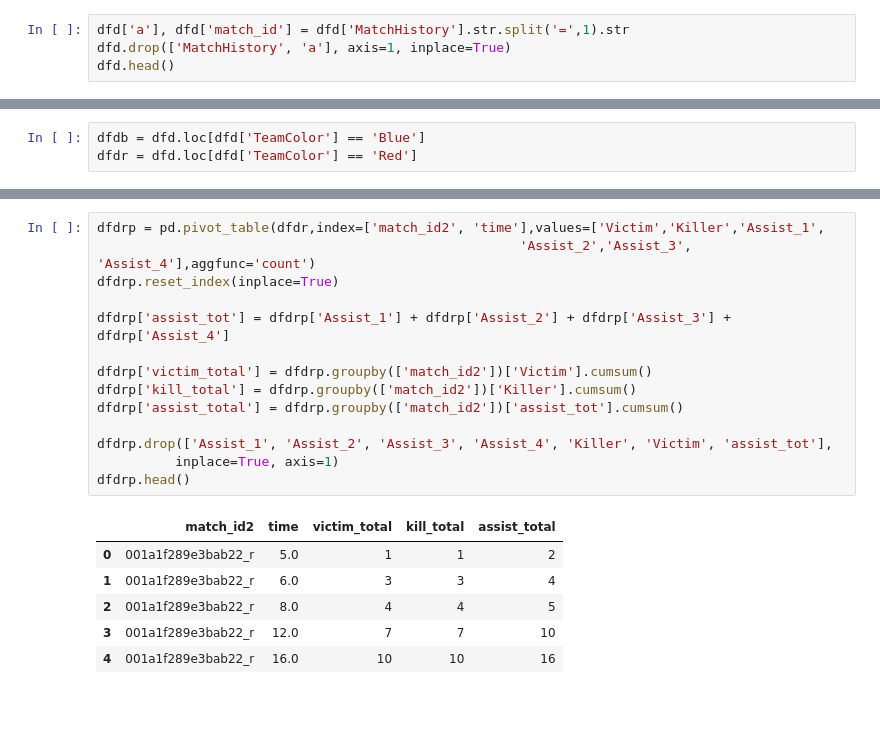
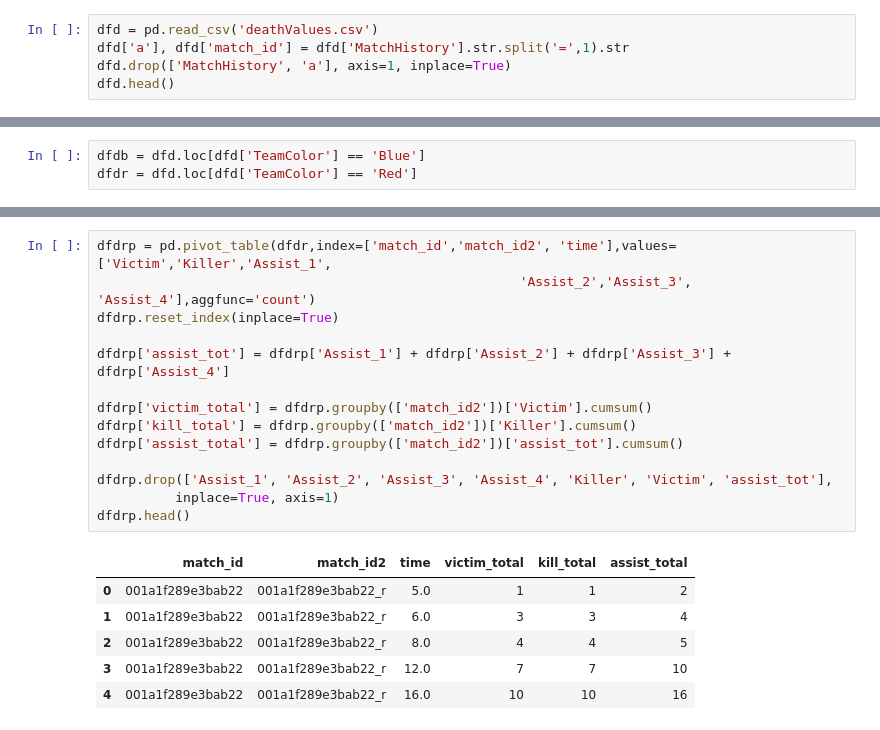
Before and after one commit to MPhillips55/Capstone_Project_2_League_of_Legends, a Jupyter notebook: Machine_Learning/Feature Generation .ipynb, the cells around one changed output, grey strips where cells are left out. Drawn from its saved outputs; the diff is of its cells as text.

```diff
--- a/Machine_Learning/Feature Generation .ipynb
+++ b/Machine_Learning/Feature Generation .ipynb
@@ -280,6 +280,7 @@ tdf3.head()
 # %% [markdown]
 ## Kills and Deaths
 # %%
+dfd = pd.read_csv('deathValues.csv')
 dfd['a'], dfd['match_id'] = dfd['MatchHistory'].str.split('=',1).str
 dfd.drop(['MatchHistory', 'a'], axis=1, inplace=True)
 dfd.head()
@@ -368,21 +369,21 @@ dfdbp.head()
 # %%
-dfdrp = pd.pivot_table(dfdr,index=['match_id2', 'time'],values=['Victim','Killer','Assist_1',
+dfdrp = pd.pivot_table(dfdr,index=['match_id','match_id2', 'time'],values=['Victim','Killer','Assist_1',
                                                       'Assist_2','Assist_3', 'Assist_4'],aggfunc='count')
 dfdrp.reset_index(inplace=True)
 
 dfdrp['assist_tot'] = dfdrp['Assist_1'] + dfdrp['Assist_2'] + dfdrp['Assist_3'] + dfdrp['Assist_4']
 
 dfdrp['victim_total'] = dfdrp.groupby(['match_id2'])['Victim'].cumsum()
 dfdrp['kill_total'] = dfdrp.groupby(['match_id2'])['Killer'].cumsum()
 dfdrp['assist_total'] = dfdrp.groupby(['match_id2'])['assist_tot'].cumsum()
 
 dfdrp.drop(['Assist_1', 'Assist_2', 'Assist_3', 'Assist_4', 'Killer', 'Victim', 'assist_tot'],
           inplace=True, axis=1)
 dfdrp.head()
 # %% [output]
-|  | match_id2 | time | victim_total | kill_total | assist_total |
-| 0 | 001a1f289e3bab22_r | 5.0 | 1 | 1 | 2 |
-| 1 | 001a1f289e3bab22_r | 6.0 | 3 | 3 | 4 |
-| 2 | 001a1f289e3bab22_r | 8.0 | 4 | 4 | 5 |
-| 3 | 001a1f289e3bab22_r | 12.0 | 7 | 7 | 10 |
-| 4 | 001a1f289e3bab22_r | 16.0 | 10 | 10 | 16 |
+|  | match_id | match_id2 | time | victim_total | kill_total | assist_total |
+| 0 | 001a1f289e3bab22 | 001a1f289e3bab22_r | 5.0 | 1 | 1 | 2 |
+| 1 | 001a1f289e3bab22 | 001a1f289e3bab22_r | 6.0 | 3 | 3 | 4 |
+| 2 | 001a1f289e3bab22 | 001a1f289e3bab22_r | 8.0 | 4 | 4 | 5 |
+| 3 | 001a1f289e3bab22 | 001a1f289e3bab22_r | 12.0 | 7 | 7 | 10 |
+| 4 | 001a1f289e3bab22 | 001a1f289e3bab22_r | 16.0 | 10 | 10 | 16 |
```
Also changed, not shown: parts of 12 cells of this notebook.
